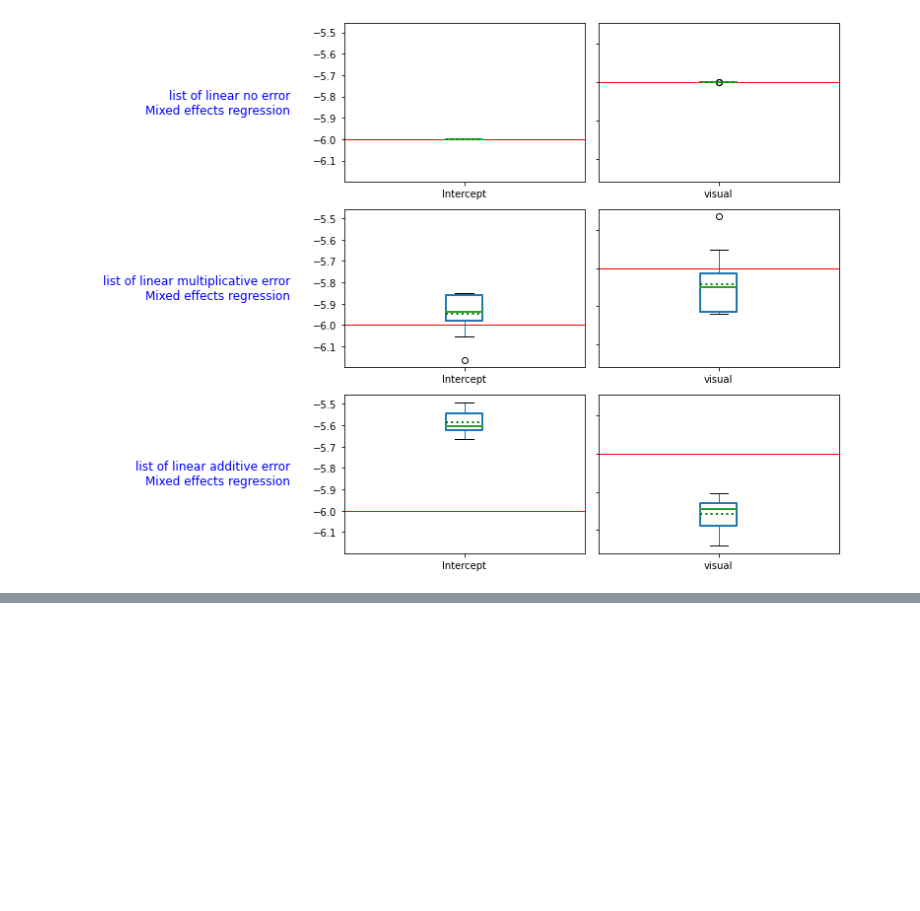
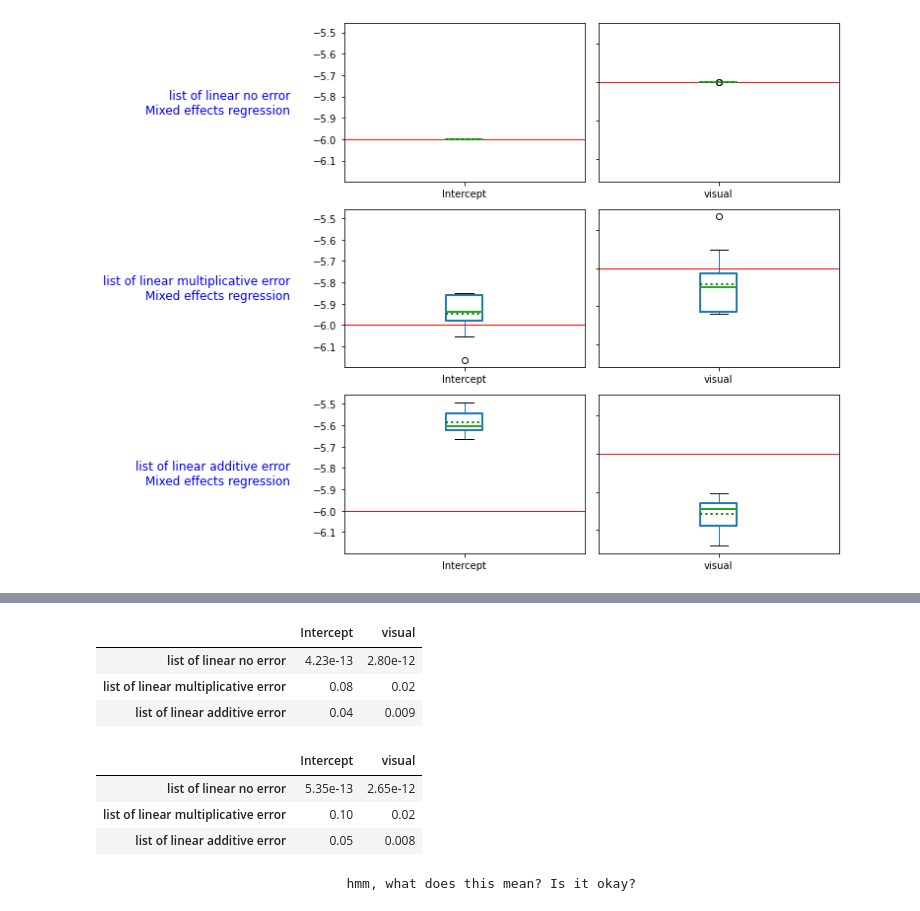
Before and after one commit to ZacharyVernec/smile, a Jupyter notebook: Simulations.ipynb, the cells around one changed output, grey strips where cells are left out. Saved outputs shown, nothing was run; the diff lists cells and outputs as text; code cells hidden in the pictures; blank space fills up the shorter version.

```diff
--- a/Simulations.ipynb
+++ b/Simulations.ipynb
@@ -205,0 +225,23 @@ df_of_biases_formatted
+# %%
+list_of_sample_stdevs = [results.get_sample_stdevs([intercept_truth, slope_truth]) for results in list_of_results]
+df_of_sample_stdevs = pd.concat(list_of_sample_stdevs, axis=1).transpose()
+df_of_sample_stdevs.index = [poplist.title for poplist in list_of_poplists]
+df_of_sample_stdevs_formatted = df_of_sample_stdevs.style.format({key:format_fn for key in df_of_sample_stdevs.columns})
+
+list_of_stdevs = [results.get_vars([intercept_truth, slope_truth])**0.5 for results in list_of_results]
+df_of_stdevs = pd.concat(list_of_stdevs, axis=1).transpose()
+df_of_stdevs.index = [poplist.title for poplist in list_of_poplists]
+df_of_stdevs_formatted = df_of_stdevs.style.format({key:format_fn for key in df_of_stdevs.columns})
+
+smile.helper.display_collocated([df.render() for df in [df_of_sample_stdevs_formatted, df_of_stdevs_formatted]], 40)
+print("\t\t\t\thmm, what does this mean? Is it okay?")
+# %% [output]
+|  | Intercept | visual |
+| list of linear no error | 4.23e-13 | 2.80e-12 |
+| list of linear multiplicative error | 0.08 | 0.02 |
+| list of linear additive error | 0.04 | 0.009 |
+|  | Intercept | visual |
+| list of linear no error | 5.35e-13 | 2.65e-12 |
+| list of linear multiplicative error | 0.10 | 0.02 |
+| list of linear additive error | 0.05 | 0.008 |
+                                hmm, what does this mean? Is it okay?
```
Also changed, not shown: parts of 5 cells of this notebook, 1 other file.
